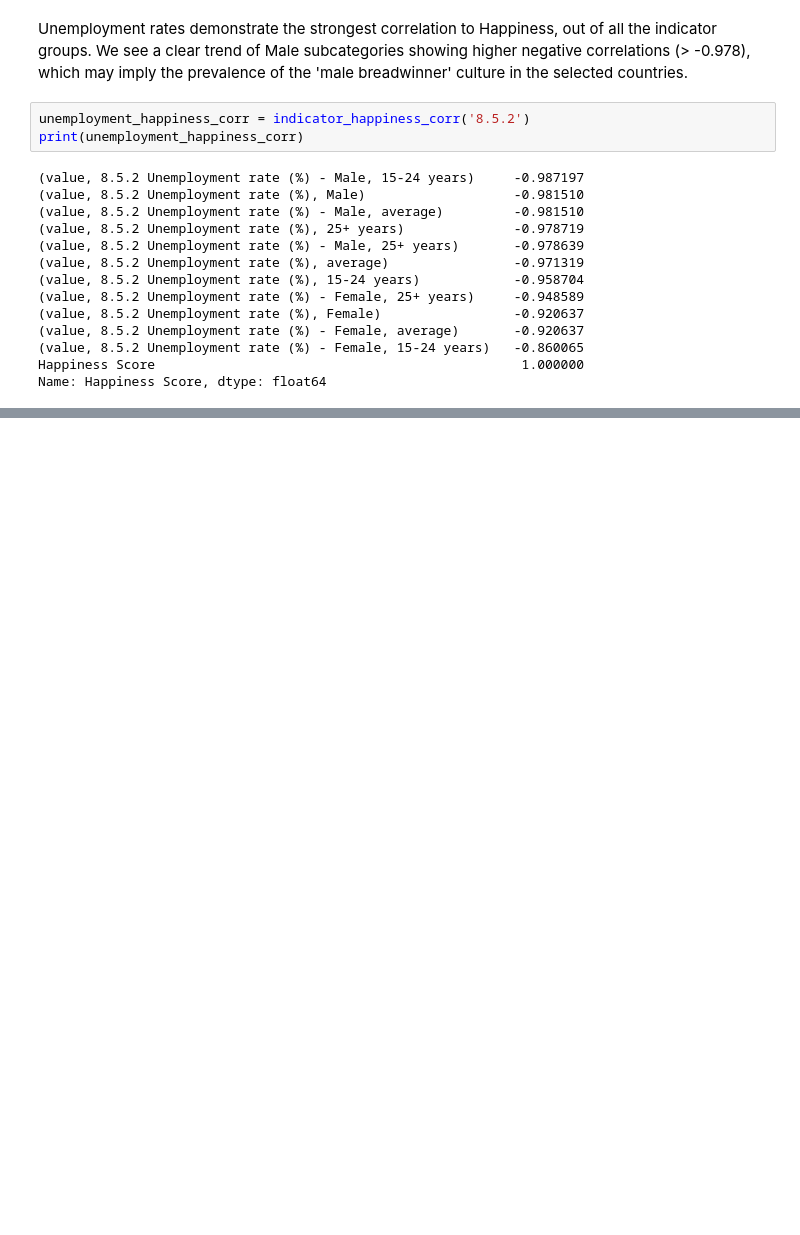
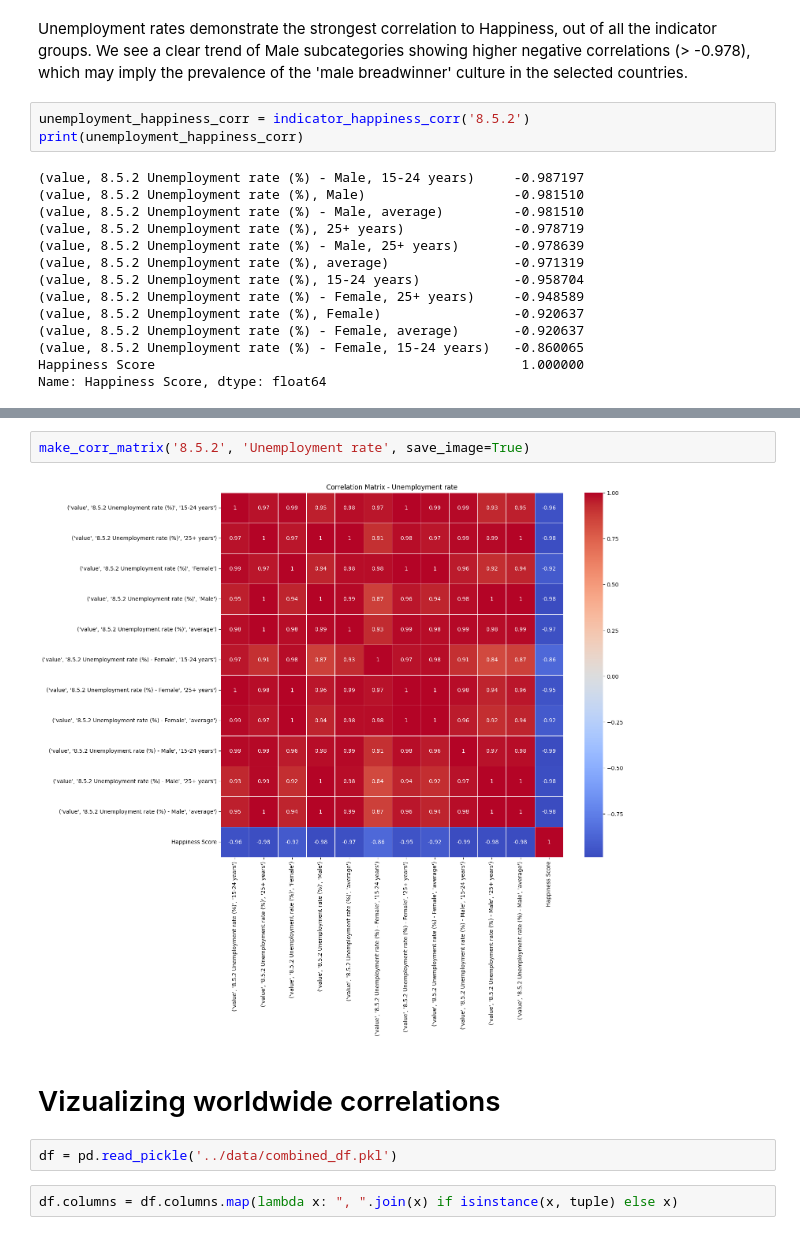
Before and after one commit to lboekestein/DWproject, a Jupyter notebook: src/dataexploring.ipynb, the cells around one changed output, grey strips where cells are left out. Cells and saved outputs as stored; diff of their text form; blank space fills up the shorter version.

```diff
--- a/src/dataexploring.ipynb
+++ b/src/dataexploring.ipynb
@@ -471,0 +501,10 @@ Name: Happiness Score, dtype: float64
+# %%
+make_corr_matrix('8.5.2', 'Unemployment rate', save_image=True)
+# %% [output]
+[figure, added]
+# %% [markdown]
+# Vizualizing worldwide correlations
+# %%
+df = pd.read_pickle('../data/combined_df.pkl')
+# %%
+df.columns = df.columns.map(lambda x: ", ".join(x) if isinstance(x, tuple) else x)
```
Also changed, not shown: parts of 39 cells of this notebook, 1 other file.
